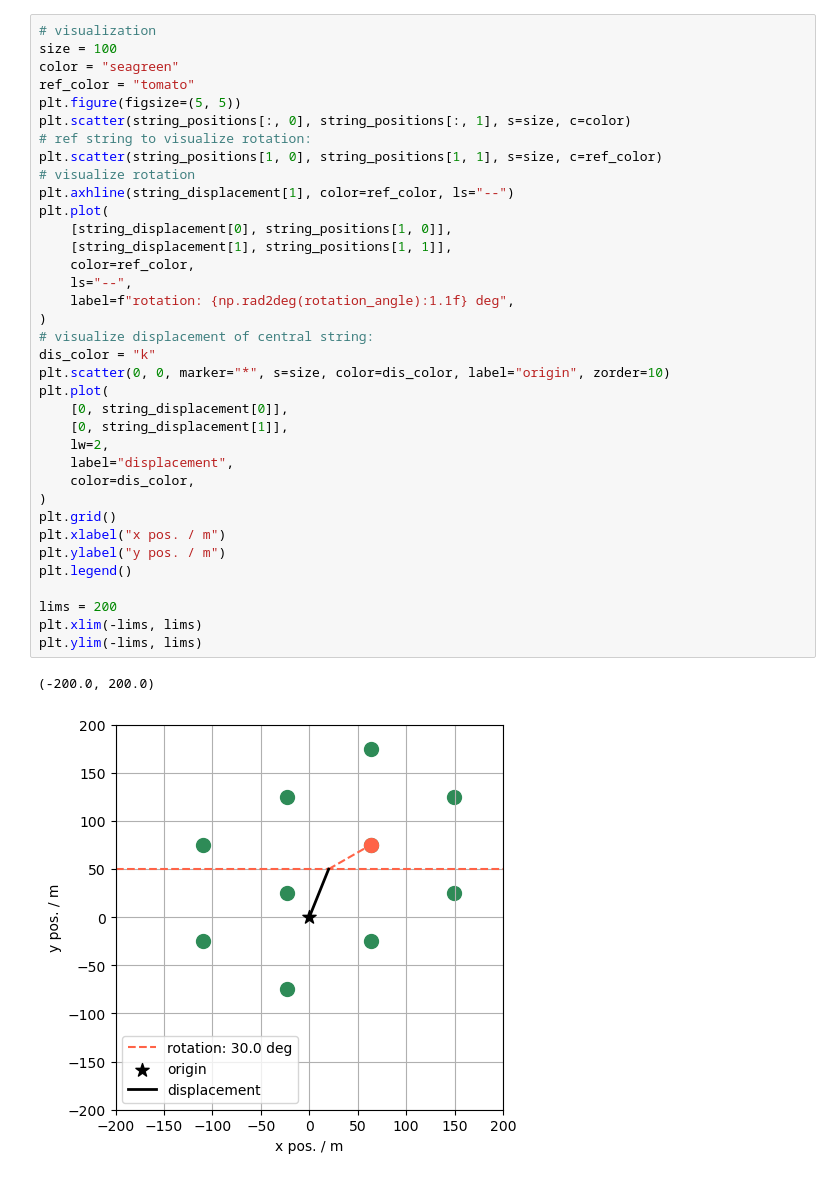
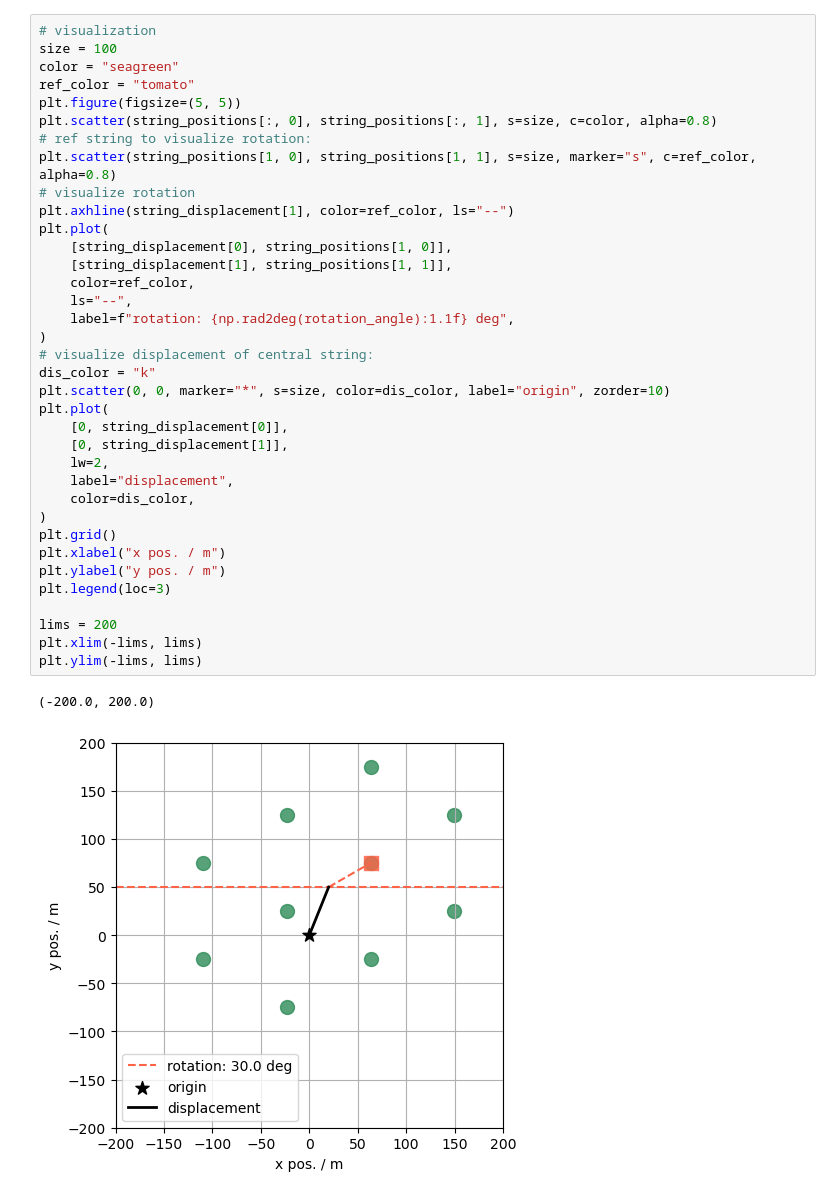
Before and after one commit to pone-software/geometry, a Jupyter notebook: baseline_geometry.ipynb, the cells around one changed output. Cells and saved outputs as stored; diff of their text form.

```diff
--- a/baseline_geometry.ipynb
+++ b/baseline_geometry.ipynb
@@ -52,36 +44,36 @@ size = 100
 color = "seagreen"
 ref_color = "tomato"
 plt.figure(figsize=(5, 5))
-plt.scatter(string_positions[:, 0], string_positions[:, 1], s=size, c=color)
+plt.scatter(string_positions[:, 0], string_positions[:, 1], s=size, c=color, alpha=0.8)
 # ref string to visualize rotation:
-plt.scatter(string_positions[1, 0], string_positions[1, 1], s=size, c=ref_color)
+plt.scatter(string_positions[1, 0], string_positions[1, 1], s=size, marker="s", c=ref_color, alpha=0.8)
 # visualize rotation
 plt.axhline(string_displacement[1], color=ref_color, ls="--")
 plt.plot(
     [string_displacement[0], string_positions[1, 0]],
     [string_displacement[1], string_positions[1, 1]],
     color=ref_color,
     ls="--",
     label=f"rotation: {np.rad2deg(rotation_angle):1.1f} deg",
 )
 # visualize displacement of central string:
 dis_color = "k"
 plt.scatter(0, 0, marker="*", s=size, color=dis_color, label="origin", zorder=10)
 plt.plot(
     [0, string_displacement[0]],
     [0, string_displacement[1]],
     lw=2,
     label="displacement",
     color=dis_color,
 )
 plt.grid()
 plt.xlabel("x pos. / m")
 plt.ylabel("y pos. / m")
-plt.legend()
+plt.legend(loc=3)
 
 lims = 200
 plt.xlim(-lims, lims)
 plt.ylim(-lims, lims)
 # %% [output]
 (-200.0, 200.0)
-[figure, old version]
+[figure, new version]
```
Also changed, not shown: parts of 3 cells of this notebook, 3 other files.
